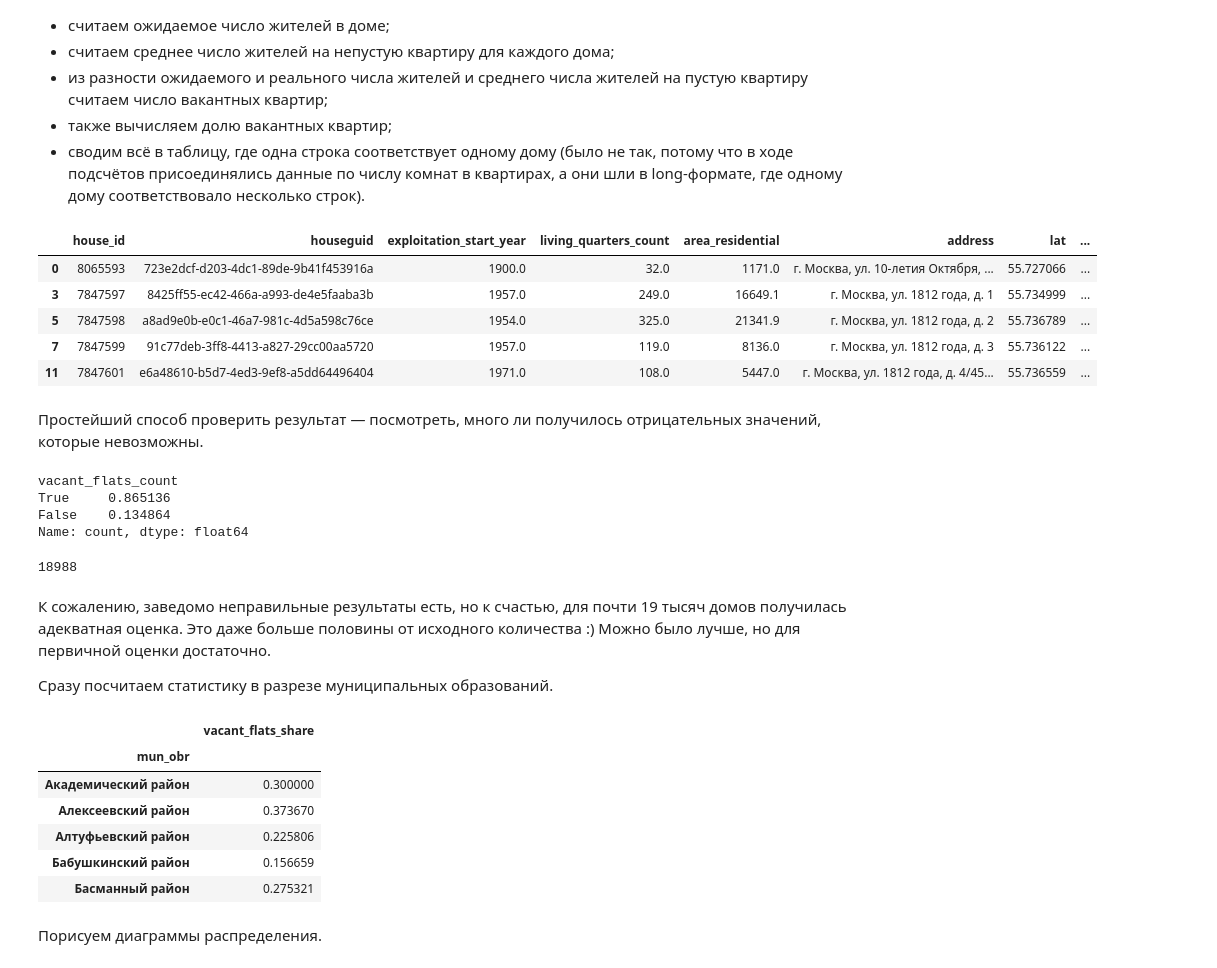
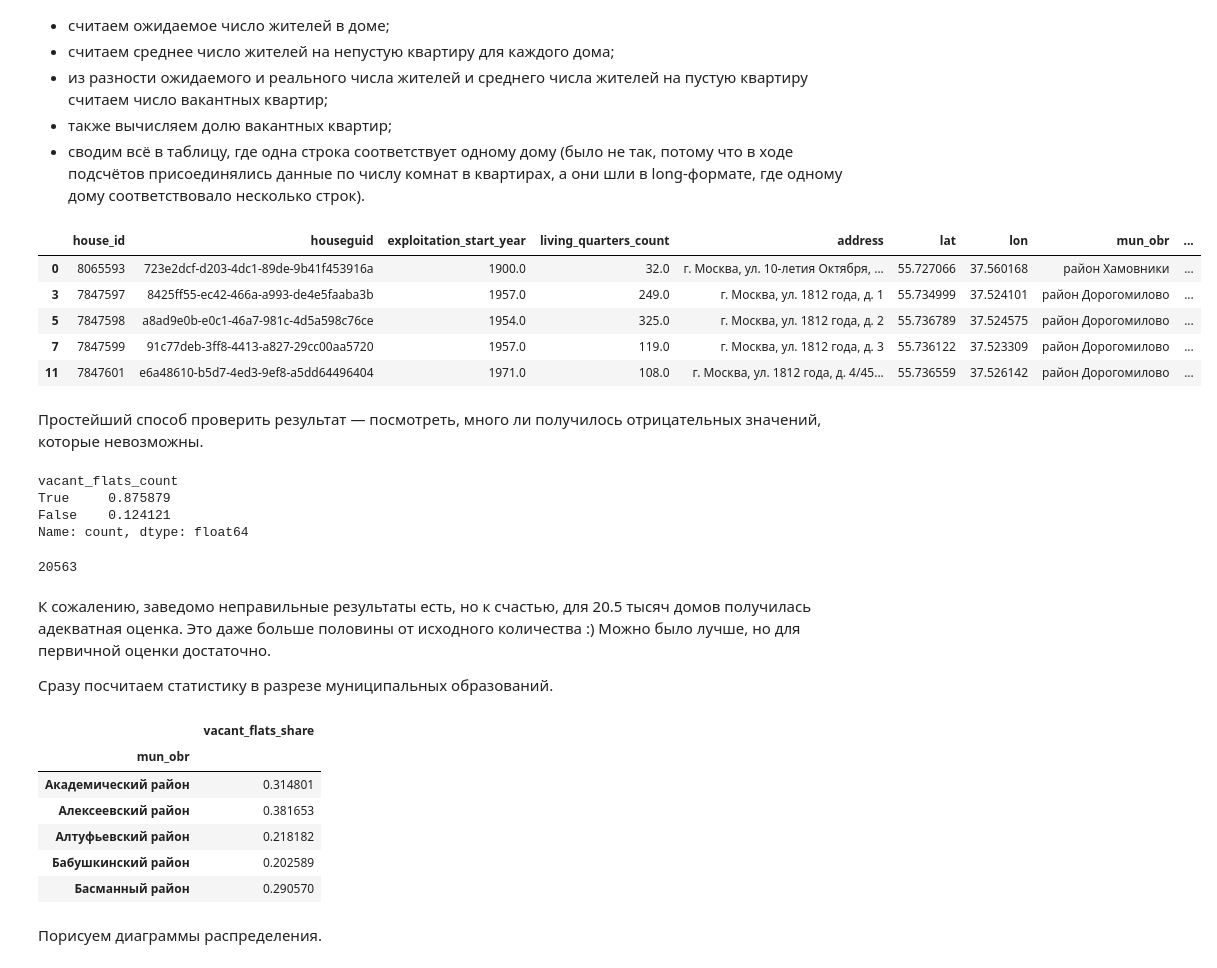
Before and after one commit to PavelSyomin/moscow-housing-vacancy-rate, a Jupyter notebook: 4 Vacant flats estimation.ipynb, the cells around one changed output. Cells and saved outputs as stored; diff of their text form; code cells hidden in the pictures.

```diff
--- a/4 Vacant flats estimation.ipynb
+++ b/4 Vacant flats estimation.ipynb
@@ -24,11 +24,11 @@ pd.set_option("display.max_columns", None)
 - `ppf_by_mo` — среднее число жителей непустых квартир по данным переписи (из тетрадки №2)
 - `repair_data` — открытые данные ФРТ по капремонту (те же, что в тетрадке №2)
 # %%
-flat_sizes = pd.read_csv("data/flats_by_n_rooms.csv")
-geo = pd.read_csv("data/houses_coords.csv")
-houses = pd.read_csv("data/export-reestrmkd-77-20240701.zip", sep=";", decimal=",")
-ppf_by_mo = pd.read_csv("data/ppf_by_mo.csv")
-repair_data = pd.read_csv("data/export-kr1_1-77-20240701.zip", sep=";", decimal=",")
+flat_sizes = pd.read_parquet("data/flats_by_n_rooms.parquet")
+geo = pd.read_parquet("data/houses_coords.parquet")
+houses = pd.read_csv("data/export-reestrmkd-77-20250301.zip", sep=";", decimal=",")
+ppf_by_mo = pd.read_parquet("data/ppf_by_mo.parquet")
+repair_data = pd.read_csv("data/export-kr1_1-77-20250301.zip", sep=";", decimal=",")
 # %% [markdown]
 Дальше просто посмотрим на данные.
 # %%
@@ -303,36 +303,37 @@ coef
 # %%
 vacant = houses_with_n_flats_and_ppf.copy()
 vacant["ppf"] = vacant["ppf"] * coef # dirty hack to workaround shitty 202(1) census
 vacant["ppl"] = vacant["n_flats"] * vacant["ppf"]
 vacant["expected_total_ppl"] = vacant.groupby("houseguid")["ppl"].transform("sum")
 vacant["house_ppf"] = vacant["expected_total_ppl"] / vacant["living_quarters_count"]
 vacant["vacant_flats_count"] = np.round((vacant["expected_total_ppl"] - vacant["total_ppl"]) / vacant["house_ppf"])
 vacant["vacant_flats_share"] = vacant["vacant_flats_count"] / vacant["living_quarters_count"]
 vacant.drop_duplicates("houseguid", inplace=True)
+vacant.drop(columns=["area_residential", "n_rooms", "n_flats", "sheet_name", "ppf", "ppl"], inplace=True)
 vacant.head()
 # %% [output]
-|  | house_id | houseguid | exploitation_start_year | living_quarters_count | area_residential | address | lat | ... |
-| 0 | 8065593 | 723e2dcf-d203-4dc1-89de-9b41f453916a | 1900.0 | 32.0 | 1171.0 | г. Москва, ул. 10-летия Октября, ... | 55.727066 | ... |
-| 3 | 7847597 | 8425ff55-ec42-466a-a993-de4e5faaba3b | 1957.0 | 249.0 | 16649.1 | г. Москва, ул. 1812 года, д. 1 | 55.734999 | ... |
-| 5 | 7847598 | a8ad9e0b-e0c1-46a7-981c-4d5a598c76ce | 1954.0 | 325.0 | 21341.9 | г. Москва, ул. 1812 года, д. 2 | 55.736789 | ... |
-| 7 | 7847599 | 91c77deb-3ff8-4413-a827-29cc00aa5720 | 1957.0 | 119.0 | 8136.0 | г. Москва, ул. 1812 года, д. 3 | 55.736122 | ... |
-| 11 | 7847601 | e6a48610-b5d7-4ed3-9ef8-a5dd64496404 | 1971.0 | 108.0 | 5447.0 | г. Москва, ул. 1812 года, д. 4/45... | 55.736559 | ... |
+|  | house_id | houseguid | exploitation_start_year | living_quarters_count | address | lat | lon | mun_obr | ... |
+| 0 | 8065593 | 723e2dcf-d203-4dc1-89de-9b41f453916a | 1900.0 | 32.0 | г. Москва, ул. 10-летия Октября, ... | 55.727066 | 37.560168 | район Хамовники | ... |
+| 3 | 7847597 | 8425ff55-ec42-466a-a993-de4e5faaba3b | 1957.0 | 249.0 | г. Москва, ул. 1812 года, д. 1 | 55.734999 | 37.524101 | район Дорогомилово | ... |
+| 5 | 7847598 | a8ad9e0b-e0c1-46a7-981c-4d5a598c76ce | 1954.0 | 325.0 | г. Москва, ул. 1812 года, д. 2 | 55.736789 | 37.524575 | район Дорогомилово | ... |
+| 7 | 7847599 | 91c77deb-3ff8-4413-a827-29cc00aa5720 | 1957.0 | 119.0 | г. Москва, ул. 1812 года, д. 3 | 55.736122 | 37.523309 | район Дорогомилово | ... |
+| 11 | 7847601 | e6a48610-b5d7-4ed3-9ef8-a5dd64496404 | 1971.0 | 108.0 | г. Москва, ул. 1812 года, д. 4/45... | 55.736559 | 37.526142 | район Дорогомилово | ... |
 # %% [markdown]
 Простейший способ проверить результат — посмотреть, много ли получилось отрицательных значений, которые невозможны.
 # %%
 (vacant["vacant_flats_count"] >= 0).value_counts() / len(vacant)
 # %% [output]
 vacant_flats_count
-True     0.865136
-False    0.134864
+True     0.875879
+False    0.124121
 Name: count, dtype: float64
 # %%
 vacant_correct = vacant.loc[vacant["vacant_flats_count"] >= 0]
 len(vacant_correct)
 # %% [output]
-18988
+20563
 # %% [markdown]
-К сожалению, заведомо неправильные результаты есть, но к счастью, для почти 19 тысяч домов получилась адекватная оценка. Это даже больше половины от исходного количества :) Можно было лучше, но для первичной оценки достаточно.
+К сожалению, заведомо неправильные результаты есть, но к счастью, для 20.5 тысяч домов получилась адекватная оценка. Это даже больше половины от исходного количества :) Можно было лучше, но для первичной оценки достаточно.
 
 Сразу посчитаем статистику в разрезе муниципальных образований.
 # %%
@@ -341,11 +342,11 @@ vacant_by_mo.head()
 # %% [output]
 |  | vacant_flats_share |
 | mun_obr |  |
-| Академический район | 0.300000 |
-| Алексеевский район | 0.373670 |
-| Алтуфьевский район | 0.225806 |
-| Бабушкинский район | 0.156659 |
-| Басманный район | 0.275321 |
+| Академический район | 0.314801 |
+| Алексеевский район | 0.381653 |
+| Алтуфьевский район | 0.218182 |
+| Бабушкинский район | 0.202589 |
+| Басманный район | 0.290570 |
 # %% [markdown]
 Порисуем диаграммы распределения.
 # %%
```
Also changed, not shown: parts of 20 cells of this notebook, 5 other files.
